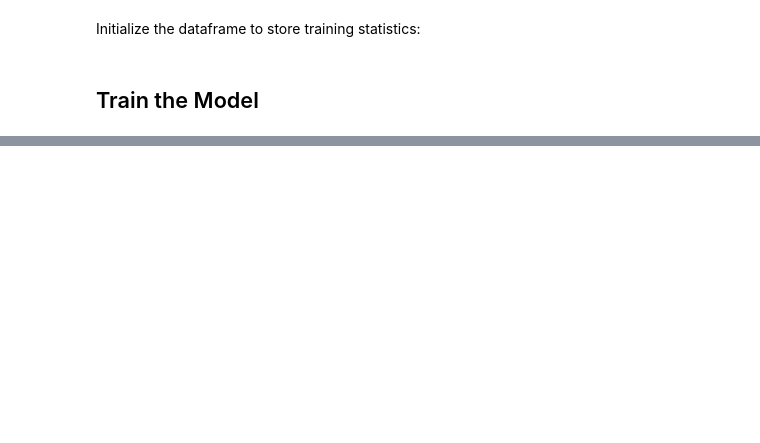
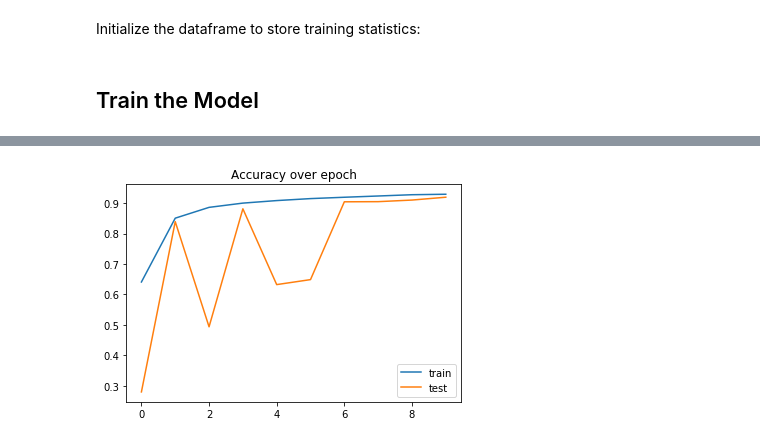
Before and after one commit to Lexie88rus/Bengali_AI_Competition, a Jupyter notebook: Bengali.AI Baseline Model.ipynb, the cells around one changed output, grey strips where cells are left out. Drawn from its saved outputs; the diff is of its cells as text; code cells hidden in the pictures; blank space fills up the shorter version.

```diff
--- a/Bengali.AI Baseline Model.ipynb
+++ b/Bengali.AI Baseline Model.ipynb
@@ -316,0 +387,8 @@ for epoch in range(epochs):
+# %%
+plt.plot(train_stats['Train accuracy'], label='train')
+plt.plot(train_stats['Test accuracy'], label='test')
+plt.title('Accuracy over epoch')
+plt.legend()
+plt.show()
+# %% [output]
+[figure, added]
```
Also changed, not shown: parts of 21 cells of this notebook.
